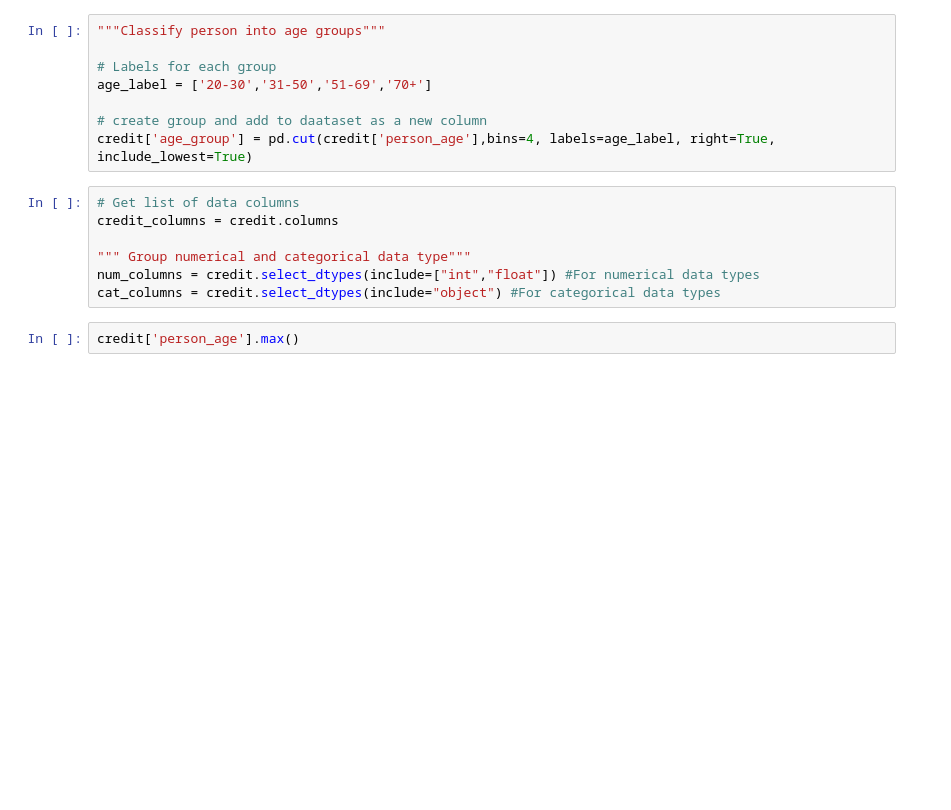
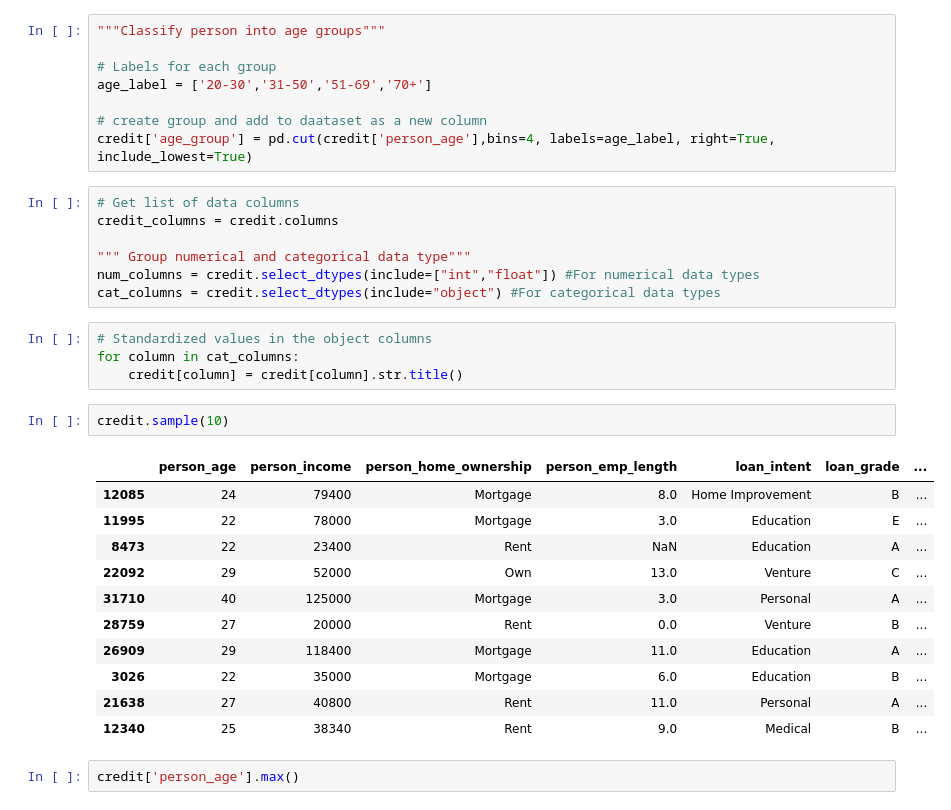
Before and after one commit to faadeola/credit-risk-ml-classification, a Jupyter notebook: credit_class_ml_performace.ipynb, the cells around one changed output. Drawn from its saved outputs; the diff is of its cells as text; blank space fills up the shorter version.

```diff
--- a/credit_class_ml_performace.ipynb
+++ b/credit_class_ml_performace.ipynb
@@ -101,6 +125,24 @@ credit_columns = credit.columns
 """ Group numerical and categorical data type"""
 num_columns = credit.select_dtypes(include=["int","float"]) #For numerical data types
 cat_columns = credit.select_dtypes(include="object") #For categorical data types
+# %%
+# Standardized values in the object columns
+for column in cat_columns:
+    credit[column] = credit[column].str.title()
+# %%
+credit.sample(10)
+# %% [output]
+|  | person_age | person_income | person_home_ownership | person_emp_length | loan_intent | loan_grade | ... |
+| 12085 | 24 | 79400 | Mortgage | 8.0 | Home Improvement | B | ... |
+| 11995 | 22 | 78000 | Mortgage | 3.0 | Education | E | ... |
+| 8473 | 22 | 23400 | Rent | NaN | Education | A | ... |
+| 22092 | 29 | 52000 | Own | 13.0 | Venture | C | ... |
+| 31710 | 40 | 125000 | Mortgage | 3.0 | Personal | A | ... |
+| 28759 | 27 | 20000 | Rent | 0.0 | Venture | B | ... |
+| 26909 | 29 | 118400 | Mortgage | 11.0 | Education | A | ... |
+| 3026 | 22 | 35000 | Mortgage | 6.0 | Education | B | ... |
+| 21638 | 27 | 40800 | Rent | 11.0 | Personal | A | ... |
+| 12340 | 25 | 38340 | Rent | 9.0 | Medical | B | ... |
 # %%
 credit['person_age'].max()
 # %% [output]
```
Also changed, not shown: parts of 4 cells of this notebook.
